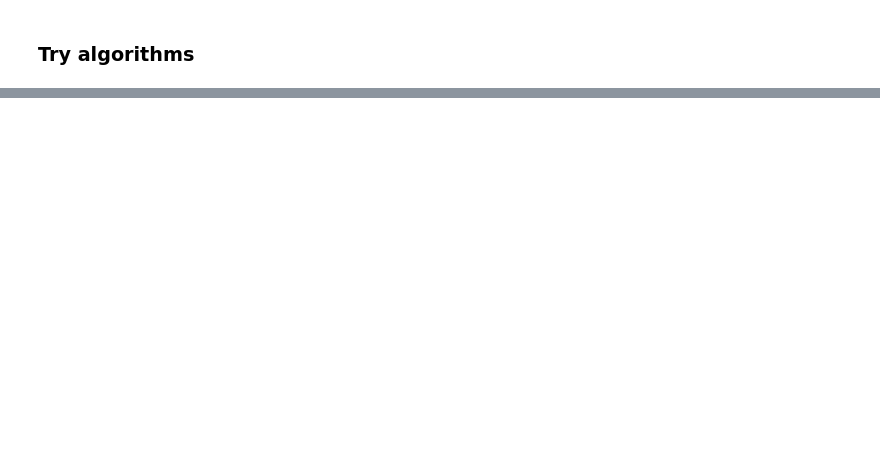
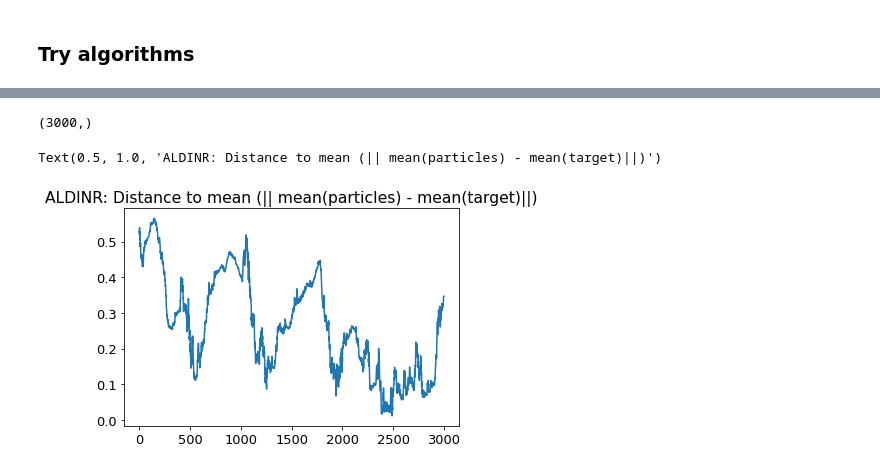
Before and after one commit to akorba/nreks, a Jupyter notebook: Particle Implementation - Gaussian case.ipynb, the cells around one changed output, grey strips where cells are left out. Saved outputs shown, nothing was run; the diff lists cells and outputs as text; code cells hidden in the pictures; blank space fills up the shorter version.

```diff
--- a/Particle Implementation - Gaussian case.ipynb
+++ b/Particle Implementation - Gaussian case.ipynb
@@ -161,0 +256,10 @@ np.max(us_list_ALDINR[0,:,N_burnin:].flatten())
+# %%
+distances_to_mean = np.linalg.norm(means, axis=0)
+print(distances_to_mean.shape)
+
+plt.plot(distances_to_mean)
+plt.title('ALDINR: Distance to mean (|| mean(particles) - mean(target)||)')
+# %% [output]
+(3000,)
+Text(0.5, 1.0, 'ALDINR: Distance to mean (|| mean(particles) - mean(target)||)')
+[figure, added]
```
Also changed, not shown: parts of 25 cells of this notebook, 57 other files.
